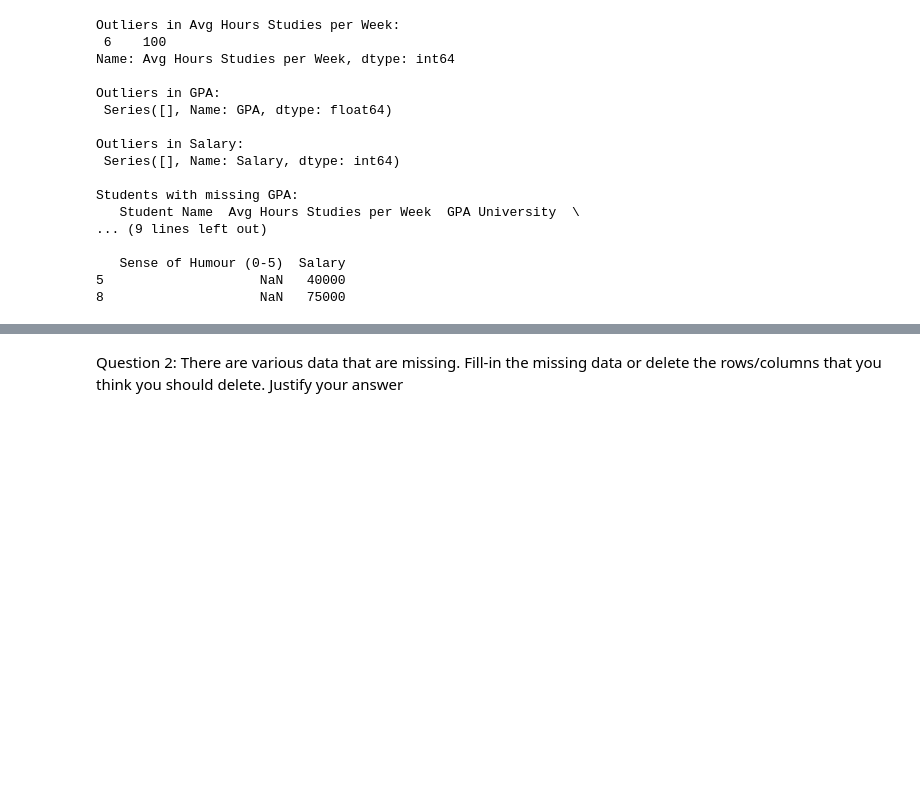
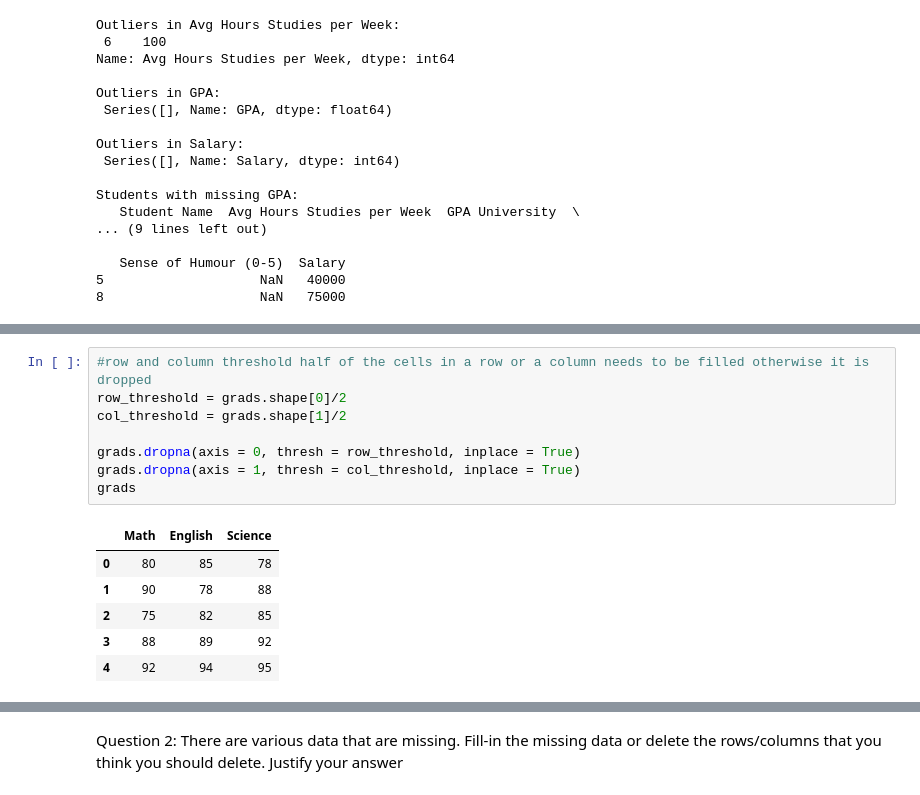
Before and after one commit to MiraHatoum/-AAI614_Hatoum, a Jupyter notebook: notebook3_2.ipynb, the cells around one changed output, grey strips where cells are left out. Cells and saved outputs as stored; diff of their text form; blank space fills up the shorter version.

```diff
--- a/notebook3_2.ipynb
+++ b/notebook3_2.ipynb
@@ -91,0 +123,15 @@ Students with missing GPA:
+# %%
+#row and column threshold half of the cells in a row or a column needs to be filled otherwise it is dropped
+row_threshold = grads.shape[0]/2
+col_threshold = grads.shape[1]/2
+
+grads.dropna(axis = 0, thresh = row_threshold, inplace = True)
+grads.dropna(axis = 1, thresh = col_threshold, inplace = True)
+grads
+# %% [output]
+|  | Math | English | Science |
+| 0 | 80 | 85 | 78 |
+| 1 | 90 | 78 | 88 |
+| 2 | 75 | 82 | 85 |
+| 3 | 88 | 89 | 92 |
+| 4 | 92 | 94 | 95 |
```
Also changed, not shown: parts of 3 cells of this notebook.
